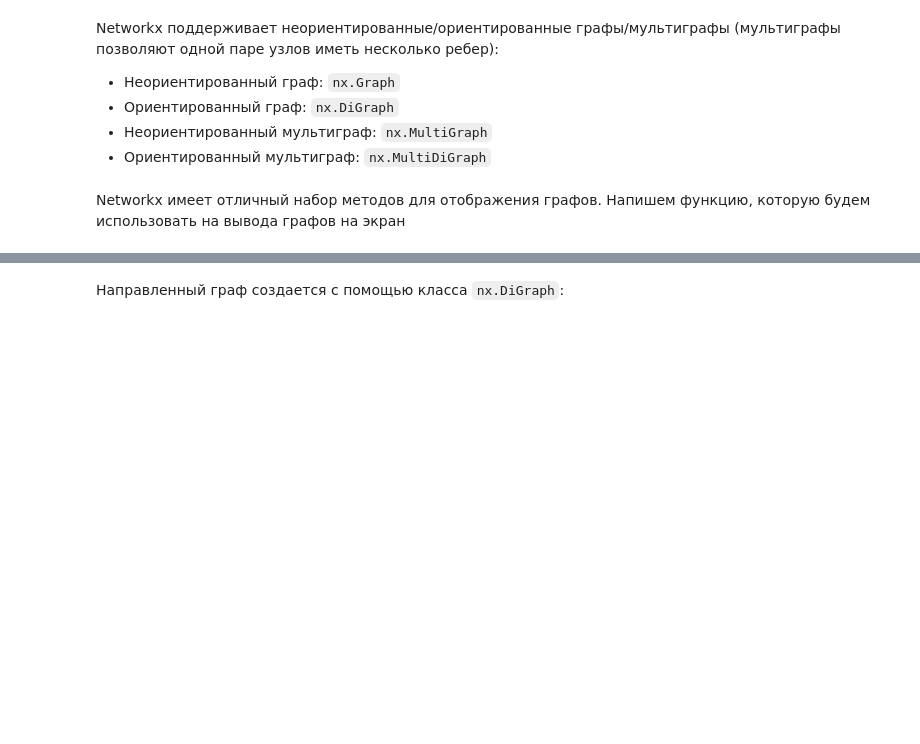
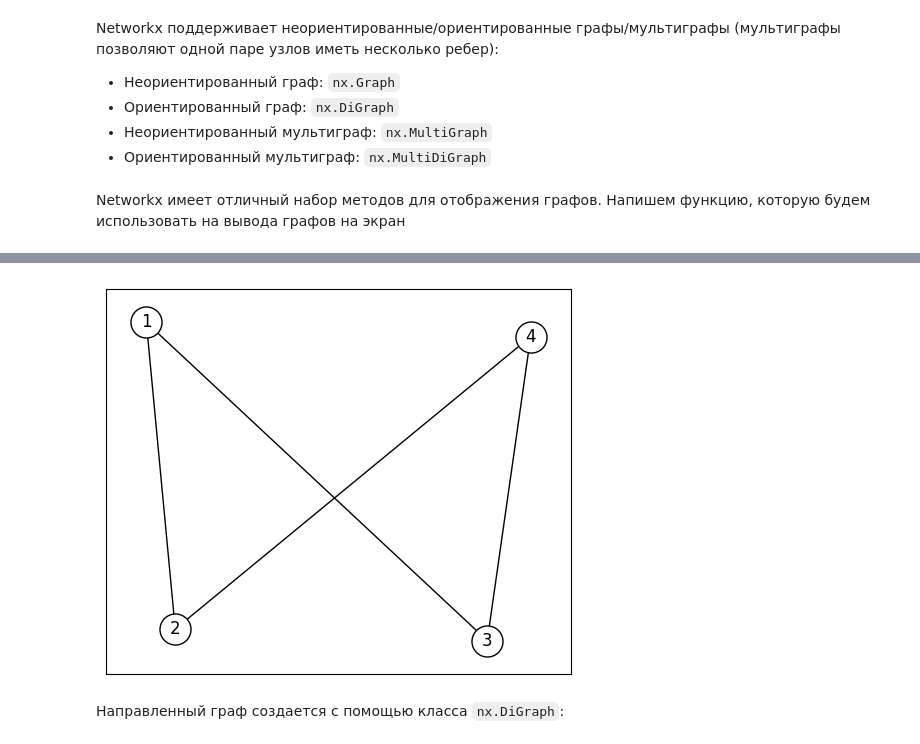
Before and after one commit to anton-pershin/spbu-fundamentals-of-algorithms, a Jupyter notebook: practicum_2/intro_to_networkx.ipynb, the cells around one changed output, grey strips where cells are left out. Drawn from its saved outputs; the diff is of its cells as text; code cells hidden in the pictures; blank space fills up the shorter version.

```diff
--- a/practicum_2/intro_to_networkx.ipynb
+++ b/practicum_2/intro_to_networkx.ipynb
@@ -15,11 +16,58 @@ Networkx поддерживает неориентированные/ориен
 *  Ориентированный граф: `nx.DiGraph`
 *  Неориентированный мультиграф: `nx.MultiGraph`
 *  Ориентированный мультиграф: `nx.MultiDiGraph`
+# %%
+G = nx.Graph()
 # %% [markdown]
 Networkx имеет отличный набор методов для отображения графов. Напишем функцию, которую будем использовать на вывода графов на экран
+# %%
+def plot_graph(G, node_weights=None, figsize=(6, 5)):
+    fig, ax = plt.subplots(1, 1, figsize=figsize)
+    options = dict(
+        ax=ax,
+        font_size=12,
+        node_size=500,
+        edgecolors="black",
+    )
+
+    if node_weights is not None:
+        weights = np.array([node_weights.get(node, 0) for node in G.nodes()])
+        norm = plt.Normalize(vmin=weights.min(), vmax=weights.max())
+        cmap = plt.cm.viridis
+        minval = 0.2
+        maxval = 1.0
+        n = 100
+        truncated_cmap = colors.LinearSegmentedColormap.from_list(
+            "trunc({n},{a:.2f},{b:.2f})".format(n=cmap.name, a=minval, b=maxval),
+            cmap(np.linspace(minval, maxval, n))
+        )
+        options["node_color"] = [truncated_cmap(norm(w)) for w in weights]
+    else:
+        options["node_color"] = "white"
+
+
+    pos = nx.spring_layout(G)
+    nx.draw_networkx(G, pos, **options)
+    if nx.is_weighted(G):
+        labels = {e: G.edges[e]["weight"] for e in G.edges}
+        nx.draw_networkx_edge_labels(G, pos, edge_labels=labels)
+
+    if node_weights is not None:
+        sm = plt.cm.ScalarMappable(cmap=truncated_cmap, norm=norm)
+        sm.set_array([])
+        plt.colorbar(sm)
 # %% [markdown]
 Классы графов имеют интерфейс для явного добавления ребер и узлов. Следующие команды, например, строят граф ниже
 
 ![graph 1](graph_1.png)
+# %%
+G = nx.Graph()
+G.add_edge(1, 2)
+G.add_edge(1, 3)
+G.add_edge(2, 4)
+G.add_edge(3, 4)
+plot_graph(G)
+# %% [output]
+[figure, added]
 # %% [markdown]
 Направленный граф создается с помощью класса `nx.DiGraph`:
```
Also changed, not shown: parts of 30 cells of this notebook.
